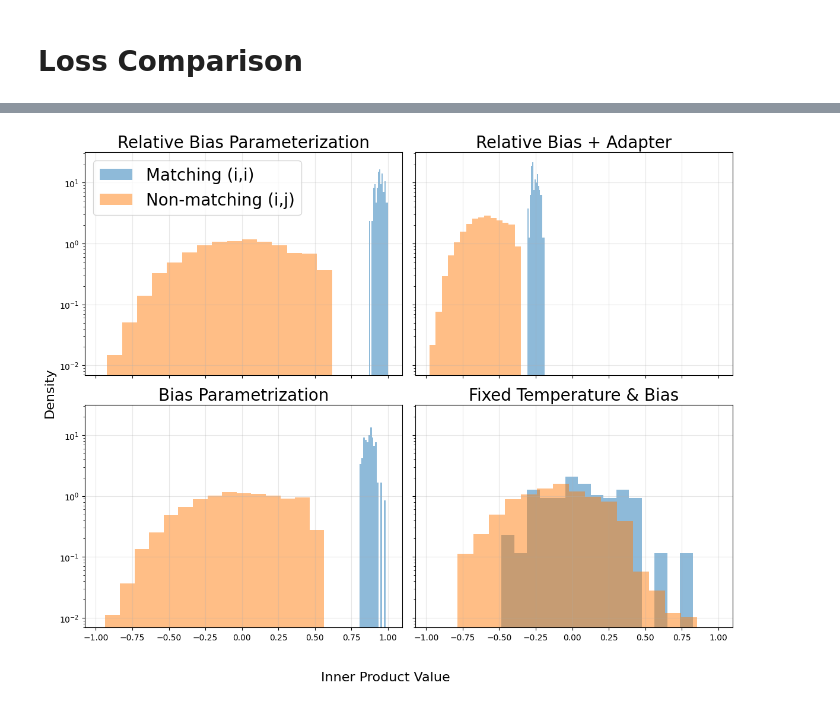
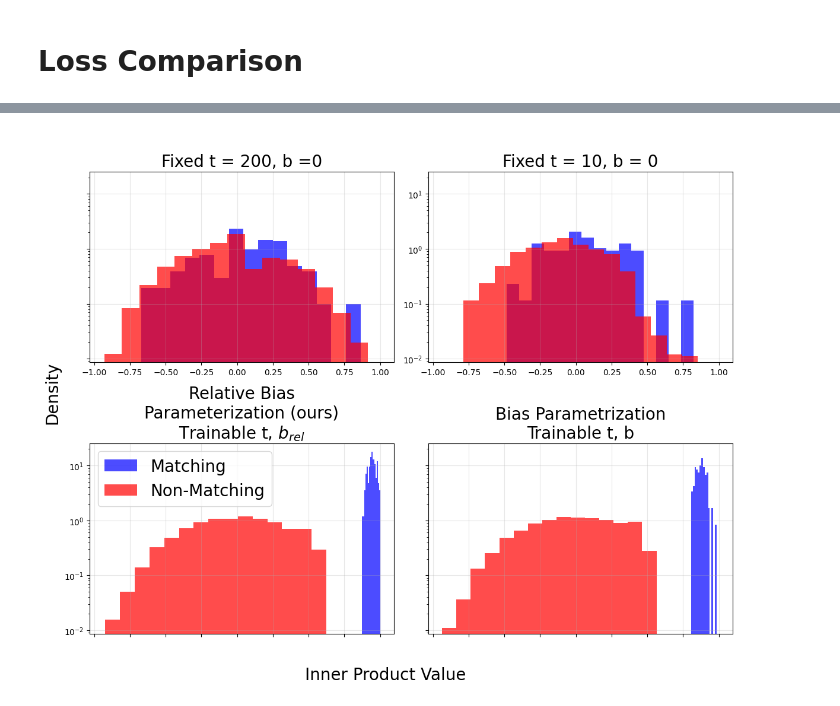
Before and after one commit to BangachevKiril/RepresentationLearningTheory, a Jupyter notebook: SigLIP/FrozenModalityExperiments.ipynb, the cells around one changed output, grey strips where cells are left out. Drawn from its saved outputs; the diff is of its cells as text; code cells hidden in the pictures.

```diff
--- a/SigLIP/FrozenModalityExperiments.ipynb
+++ b/SigLIP/FrozenModalityExperiments.ipynb
@@ -24,12 +24,12 @@ device_str = 'cuda' if torch.cuda.is_available() else 'cpu'
 
 
 initial_temperature = 10.0
-initial_relative_bias = 0
+initial_relative_bias = -1
 initial_x= 0.5
 
 delta = torch.sigmoid(torch.tensor(initial_x)).item()
 initial_temperature_rescaled = initial_temperature /delta **2
-initial_relative_bias_rescaled = initial_relative_bias*(delta**2)  -  + (1 - delta**2)
+initial_relative_bias_rescaled = initial_relative_bias*(delta**2)  -  (1 - delta**2)
 
 U0 = torch.randn(n_classes, dim, device = device_str)
 # %% [markdown]
@@ -47,7 +47,7 @@ experiment = SigLIPExperiment(
     when_to_print = 5000
 )
 
-U_final_1, V_final_1, criterion_final, no_adapter_losses_history = experiment.train(
+U_final_rb, V_final_rb, criterion_final, no_adapter_losses_history = experiment.train(
     relative_bias=initial_relative_bias,
     temperature=initial_temperature,
     trainable_bias=True,
@@ -193,8 +193,8 @@ experiment = SigLIPExperiment(
     when_to_print = 5000
 )
 
-U_final_3, V_final_3, criterion_final, no_adapter_losses_history_non_rb = experiment.train(
-    bias = initial_relative_bias*initial_temperature,
+U_final_b, V_final_b, criterion_final, no_adapter_losses_history_non_rb = experiment.train(
+    bias = 0,
     temperature=initial_temperature,
     trainable_bias=True,
     trainable_temp=True,
@@ -264,8 +264,8 @@ experiment = SigLIPExperiment(
     when_to_print = 5000
 )
 
-U_final_4, V_final_4, criterion_final, no_adapter_losses_history_non_rb_fixed = experiment.train(
-    bias=initial_relative_bias*initial_temperature,
+U_final_b_low, V_final_b_low, criterion_final, no_adapter_losses_history_non_rb_fixed_low = experiment.train(
+    bias=0,
     temperature=initial_temperature,
     trainable_bias=False,
     trainable_temp=False,
@@ -349,62 +419,61 @@ plt.show()
 fig = plt.figure(figsize=(12,10))
 
 # 1st diagram in top‐left
-ax1 = plt.subplot(2, 2, 1)
+ax1 = plt.subplot(2, 2, 3)
 # … your code for cell A, but drop plt.xlabel/plt.ylabel …
-inner_products = torch.matmul(U_final_1, V_final_1.t())
+inner_products = torch.matmul(U_final_rb, V_final_rb.t())
 matching_pairs   = torch.diag(inner_products).detach().numpy()
 non_matching_pairs = inner_products[~torch.eye(n_classes, dtype=bool, device=device_str)].detach().numpy()
-ax1.hist(matching_pairs,    bins=15, alpha=0.5, label='Matching (i,i)',    density=True, log=True)
-ax1.hist(non_matching_pairs, bins=15, alpha=0.5, label='Non-matching (i,j)', density=True, log=True)
-ax1.set_title('Relative Bias Parameterization', fontsize=20)
+ax1.hist(matching_pairs,    bins=15, alpha=0.7, label='Matching',    density=True, log=True, color = 'blue')
+ax1.hist(non_matching_pairs, bins=15, alpha=0.7, label='Non-Matching', density=True, log=True, color = 'red')
+ax1.set_title('Relative Bias\nParameterization (ours)\nTrainable t, $b_{rel}$', fontsize=20)
 ax1.grid(True, alpha=0.3)
 ax1.legend(fontsize=20)
 
-# 2nd diagram in top‐right (share axes)
-ax2 = plt.subplot(2, 2, 2, sharex=ax1, sharey=ax1)
-# … code for cell B, drop plt.xlabel/plt.ylabel/plt.legend …
-inner_products = torch.matmul(U_final_2, V_final_2.t())
+# 3rd diagram in bottom‐left
+ax2 = plt.subplot(2, 2, 4, sharex=ax1, sharey=ax1)
+# … code for cell C …
+inner_products = torch.matmul(U_final_b, V_final_b.t())
 matching_pairs   = torch.diag(inner_products).detach().numpy()
 non_matching_pairs = inner_products[~torch.eye(n_classes, dtype=bool, device=device_str)].detach().numpy()
-ax2.hist(matching_pairs,    bins=15, alpha=0.5, density=True, log=True)
-ax2.hist(non_matching_pairs, bins=15, alpha=0.5, density=True, log=True)
-ax2.set_title('Relative Bias + Adapter', fontsize=20)
+ax2.hist(matching_pairs,    bins=15, alpha=0.7, density=True, log=True,color = 'blue')
+ax2.hist(non_matching_pairs, bins=15, alpha=0.7, density=True, log=True, color = 'red')
+ax2.set_title('Bias Parametrization\nTrainable t, b', fontsize=20)
 ax2.grid(True, alpha=0.3)
 
-# 3rd diagram in bottom‐left
-ax3 = plt.subplot(2, 2, 3, sharex=ax1, sharey=ax1)
-# … code for cell C …
-inner_products = torch.matmul(U_final_3, V_final_3.t())
+# 4th diagram in bottom‐right
+ax3= plt.subplot(2, 2, 2, sharex=ax1, sharey=ax1)
+# … code for cell D …
+inner_products = torch.matmul(U_final_b_low, V_final_b_low.t())
 matching_pairs   = torch.diag(inner_products).detach().numpy()
 non_matching_pairs = inner_products[~torch.eye(n_classes, dtype=bool, device=device_str)].detach().numpy()
-ax3.hist(matching_pairs,    bins=15, alpha=0.5, density=True, log=True)
-ax3.hist(non_matching_pairs, bins=15, alpha=0.5, density=True, log=True)
-ax3.set_title('Bias Parametrization', fontsize=20)
+ax3.hist(matching_pairs,    bins=15, alpha=0.7, density=True, log=True,color = 'blue')
+ax3.hist(non_matching_pairs, bins=15, alpha=0.7, density=True, log=True, color = 'red')
+ax3.set_title('\nFixed t = 10, b = 0', fontsize=20)
 ax3.grid(True, alpha=0.3)
 
-# 4th diagram in bottom‐right
-ax4 = plt.subplot(2, 2, 4, sharex=ax1, sharey=ax1)
+ax4 = plt.subplot(2, 2, 1, sharex=ax1, sharey=ax1)
 # … code for cell D …
-inner_products = torch.matmul(U_final_4, V_final_4.t())
+inner_products = torch.matmul(U_final_b_high, V_final_b_high.t())
 matching_pairs   = torch.diag(inner_products).detach().numpy()
 non_matching_pairs = inner_products[~torch.eye(n_classes, dtype=bool, device=device_str)].detach().numpy()
-ax4.hist(matching_pairs,    bins=15, alpha=0.5, density=True, log=True)
-ax4.hist(non_matching_pairs, bins=15, alpha=0.5, density=True, log=True)
-ax4.set_title('Fixed Temperature & Bias', fontsize=20)
+ax4.hist(matching_pairs,    bins=15, alpha=0.7, density=True, log=True,color = "blue")
+ax4.hist(non_matching_pairs, bins=15, alpha=0.7, density=True, log=True, color = "red")
+ax4.set_title('\nFixed t = 200, b =0', fontsize=20)
 ax4.grid(True, alpha=0.3)
 
 # Hide x-tick labels on top row, and y-tick labels on right column
 for ax in (ax1, ax2):
     ax.tick_params(labelbottom=False)
 for ax in (ax2, ax4):
     ax.tick_params(labelleft=False)
 
 # Global X and Y labels
-fig.supxlabel('Inner Product Value', fontsize=16)
-fig.supylabel('Density',             fontsize=16)
+fig.supxlabel('Inner Product Value', fontsize=20)
+fig.supylabel('Density',             fontsize=20)
 
 plt.tight_layout(rect=[0, 0.03, 1, 0.95])
-plt.savefig('logs/frozenmodalities.png', dpi=300, bbox_inches='tight')
+plt.savefig('logs/frozenmodalities_ip_separation.png', dpi=300, bbox_inches='tight')
 plt.show()
 # %% [output]
-[figure, old version]
+[figure, new version]
```
Also changed, not shown: parts of 11 cells of this notebook.
